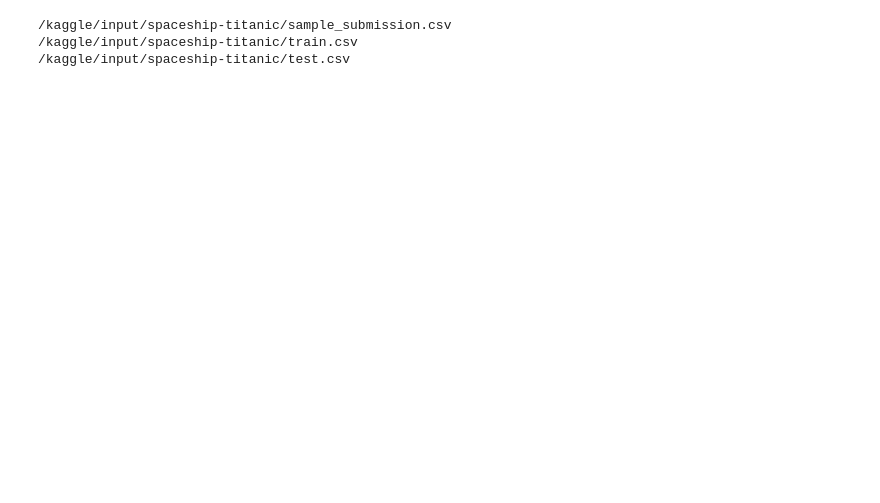
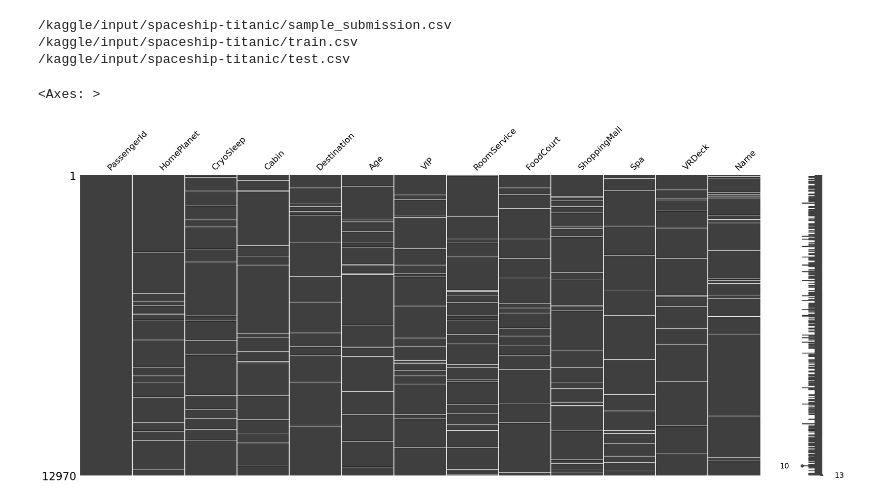
Before and after one commit to yunmokoo/Kaggle_Testing, a Jupyter notebook: spaceship-titanic-re-do-sept-6.ipynb, the cells around one changed output. Saved outputs shown, nothing was run; the diff lists cells and outputs as text; code cells hidden in the pictures; blank space fills up the shorter version.

```diff
--- a/spaceship-titanic-re-do-sept-6.ipynb
+++ b/spaceship-titanic-re-do-sept-6.ipynb
@@ -25,3 +25,11 @@ import missingno as msno
 # %%
 train = pd.read_csv('/kaggle/input/spaceship-titanic/train.csv')
 test = pd.read_csv('/kaggle/input/spaceship-titanic/test.csv')
+# %%
+train_NaTransport = train.drop("Transported", axis=1)
+features = pd.concat([train_NaTransport, test])
+# %%
+msno.matrix(features)
+# %% [output]
+<Axes: >
+[figure, added]
```
